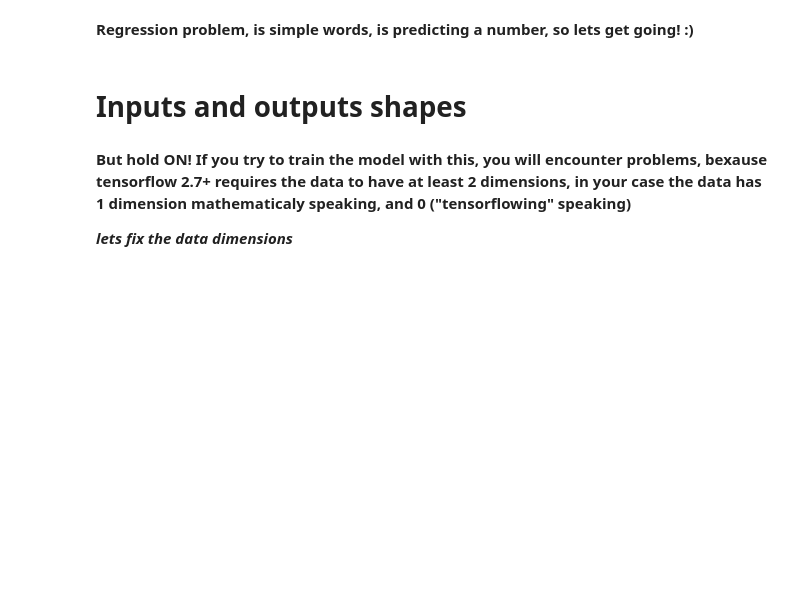
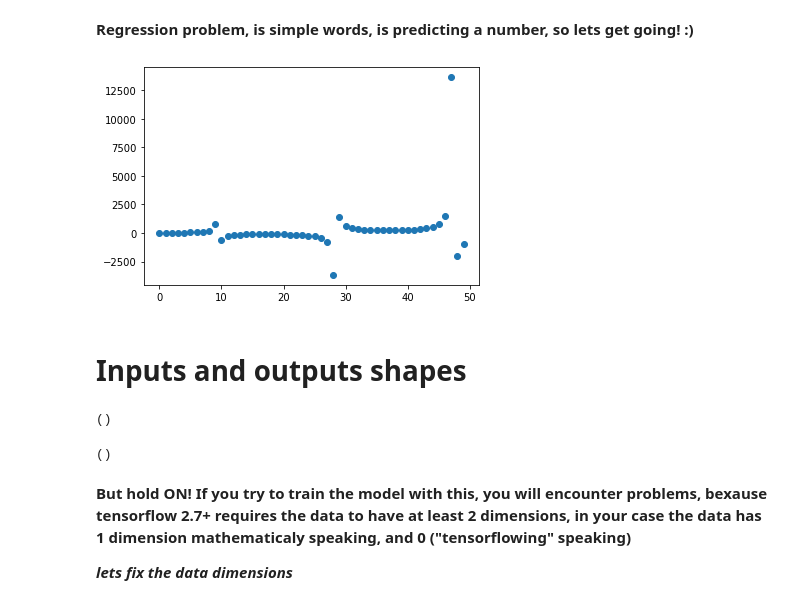
Before and after one commit to PedroCtba/tensorflow-certification-course, a Jupyter notebook: notebooks/01_Regression.ipynb, the cells around one changed output. Drawn from its saved outputs; the diff is of its cells as text; code cells hidden in the pictures; blank space fills up the shorter version.

```diff
--- a/notebooks/01_Regression.ipynb
+++ b/notebooks/01_Regression.ipynb
@@ -27,11 +27,25 @@ plt.scatter(X, Y);
+# %%
+# Lets create some data to fit
+X = np.array([number for number in range(0, 50)])
+rand = randint(0, 50) # -> Define a fixed random number that will multiply x
+Y = np.array([(number * rand) / np.cos(number/rand) for number in X])
+
+# Scater
+plt.scatter(X, Y);
+# %% [output]
+[figure, added]
 # %% [markdown]
 # Inputs and outputs shapes
 # %%
 # Input shape
 X[0].shape
+# %% [output]
+()
 # %%
 # Output shape
 Y[0].shape
+# %% [output]
+()
 # %% [markdown]
 **But hold ON! If you try to train the model with this, you will encounter problems, bexause tensorflow 2.7+ requires the data to have at least 2 dimensions, in your case the data has 1 dimension mathematicaly speaking, and 0 ("tensorflowing" speaking)**
 
```
Also changed, not shown: parts of 11 cells of this notebook.
